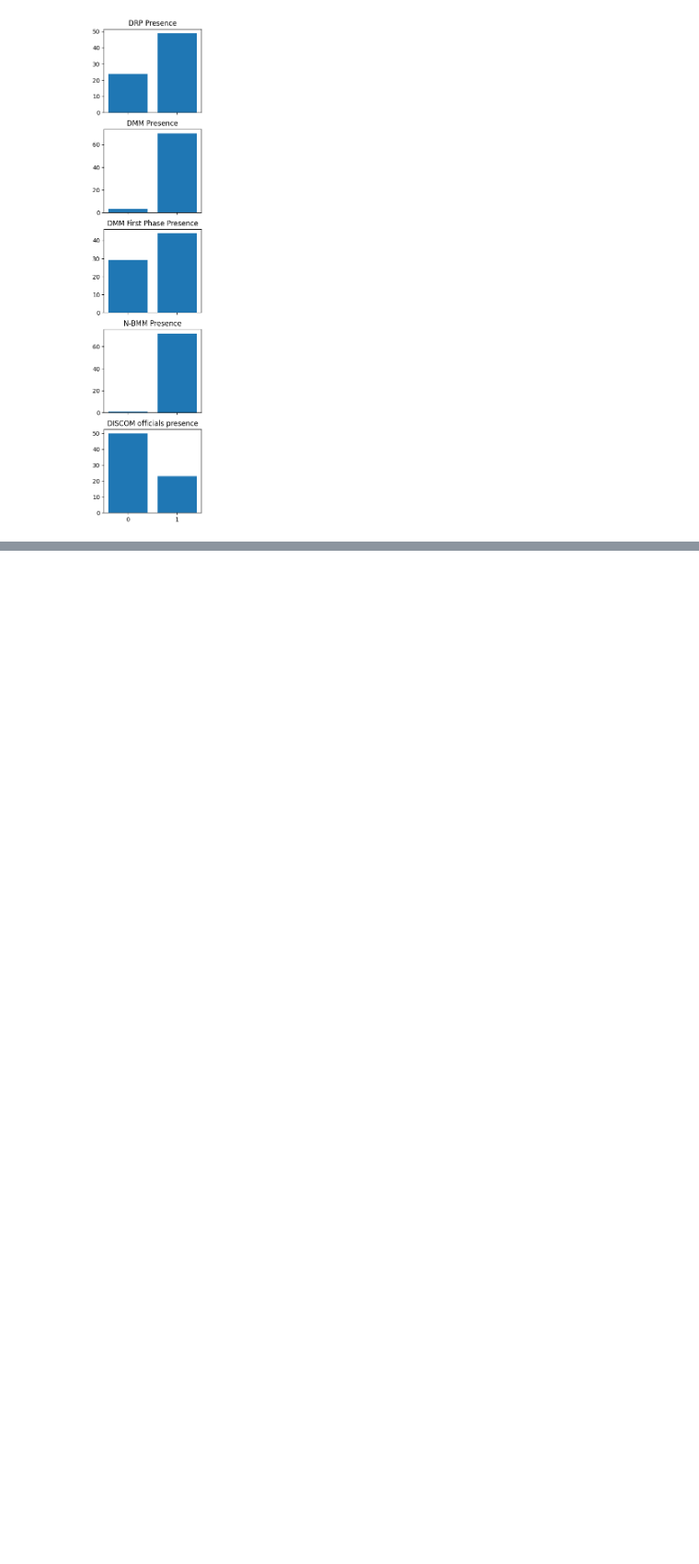
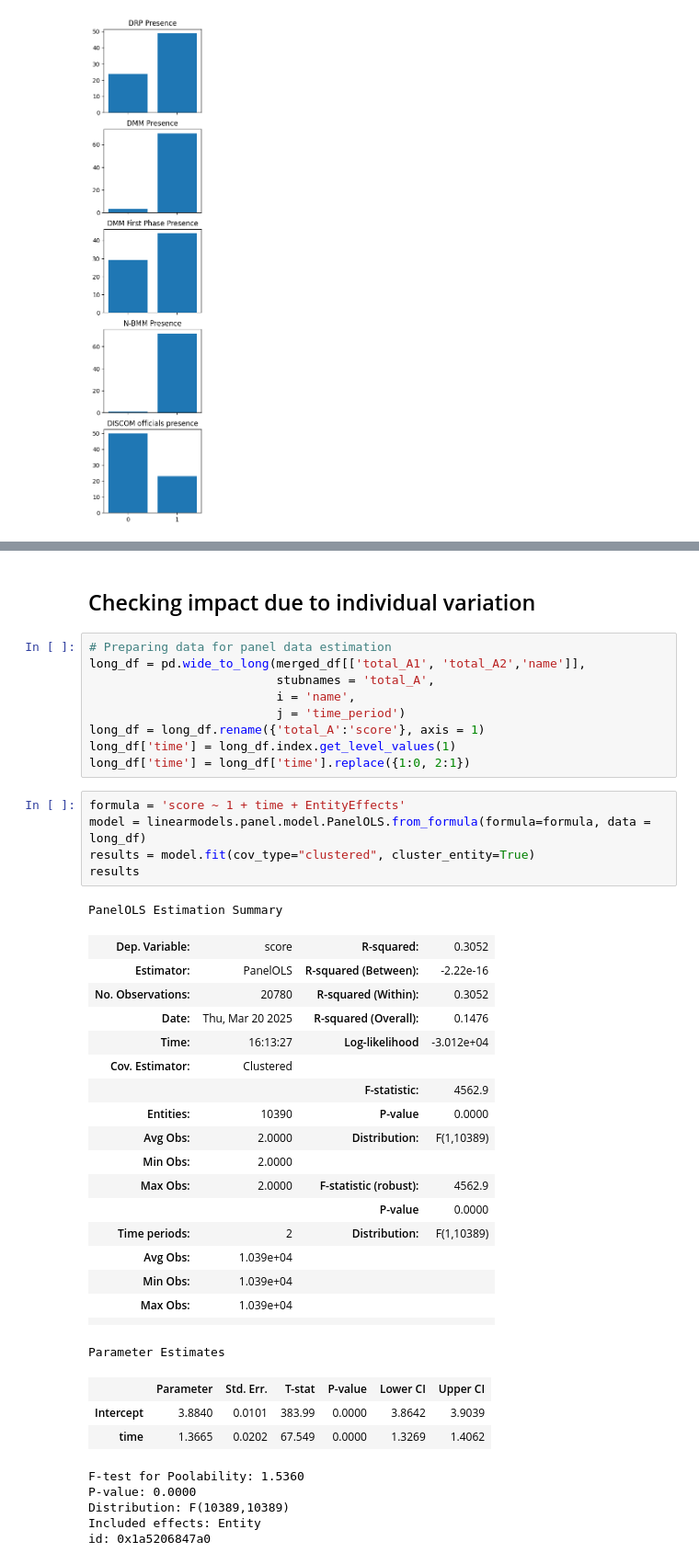
Before and after one commit to Tarunmehta004/Vidyut_Sakhi_training, a Jupyter notebook: Python implementation/Analysis 18Mar25.iPYNB, the cells around one changed output, grey strips where cells are left out. Shown at 92% size. Cells and saved outputs as stored; diff of their text form; blank space fills up the shorter version.

```diff
--- a/Python implementation/Descriptive_analysis 18Mar25.iPYNB
+++ b/Python implementation/Analysis 18Mar25.iPYNB
@@ -172,0 +306,44 @@ Name: count, dtype: int64
+# %% [markdown]
+## Checking impact due to individual variation
+# %%
+# Preparing data for panel data estimation
+long_df = pd.wide_to_long(merged_df[['total_A1', 'total_A2','name']],
+                          stubnames = 'total_A',
+                          i = 'name',
+                          j = 'time_period')
+long_df = long_df.rename({'total_A':'score'}, axis = 1)
+long_df['time'] = long_df.index.get_level_values(1)
+long_df['time'] = long_df['time'].replace({1:0, 2:1})
+# %%
+formula = 'score ~ 1 + time + EntityEffects'
+model = linearmodels.panel.model.PanelOLS.from_formula(formula=formula, data = long_df)
+results = model.fit(cov_type="clustered", cluster_entity=True)
+results
+# %% [output]
+PanelOLS Estimation Summary
+| Dep. Variable: | score | R-squared: | 0.3052 |
+| Estimator: | PanelOLS | R-squared (Between): | -2.22e-16 |
+| No. Observations: | 20780 | R-squared (Within): | 0.3052 |
+| Date: | Thu, Mar 20 2025 | R-squared (Overall): | 0.1476 |
+| Time: | 16:13:27 | Log-likelihood | -3.012e+04 |
+| Cov. Estimator: | Clustered |  |  |
+|  |  | F-statistic: | 4562.9 |
+| Entities: | 10390 | P-value | 0.0000 |
+| Avg Obs: | 2.0000 | Distribution: | F(1,10389) |
+| Min Obs: | 2.0000 |  |  |
+| Max Obs: | 2.0000 | F-statistic (robust): | 4562.9 |
+|  |  | P-value | 0.0000 |
+| Time periods: | 2 | Distribution: | F(1,10389) |
+| Avg Obs: | 1.039e+04 |  |  |
+| Min Obs: | 1.039e+04 |  |  |
+| Max Obs: | 1.039e+04 |  |  |
+|  |  |  |  |
+Parameter Estimates
+|  | Parameter | Std. Err. | T-stat | P-value | Lower CI | Upper CI |
+| Intercept | 3.8840 | 0.0101 | 383.99 | 0.0000 | 3.8642 | 3.9039 |
+| time | 1.3665 | 0.0202 | 67.549 | 0.0000 | 1.3269 | 1.4062 |
+F-test for Poolability: 1.5360
+P-value: 0.0000
+Distribution: F(10389,10389)
+Included effects: Entity
+id: 0x1a5206847a0
```
Also changed, not shown: parts of 20 cells of this notebook.
